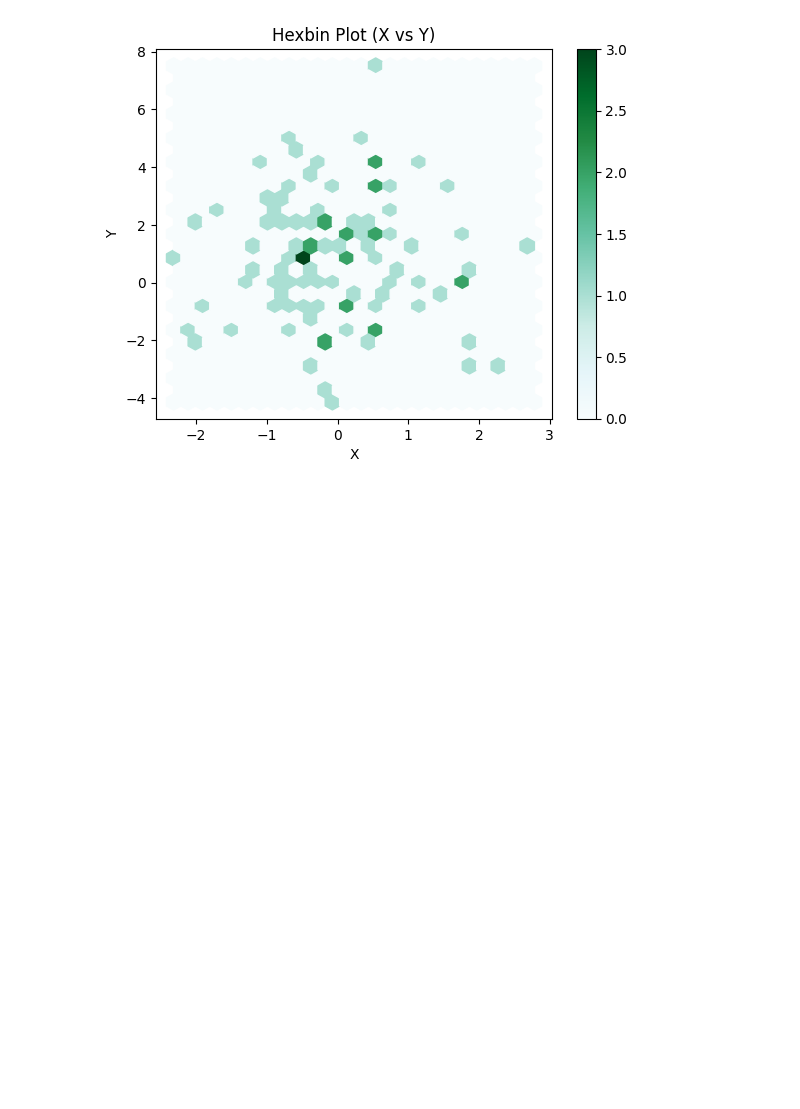
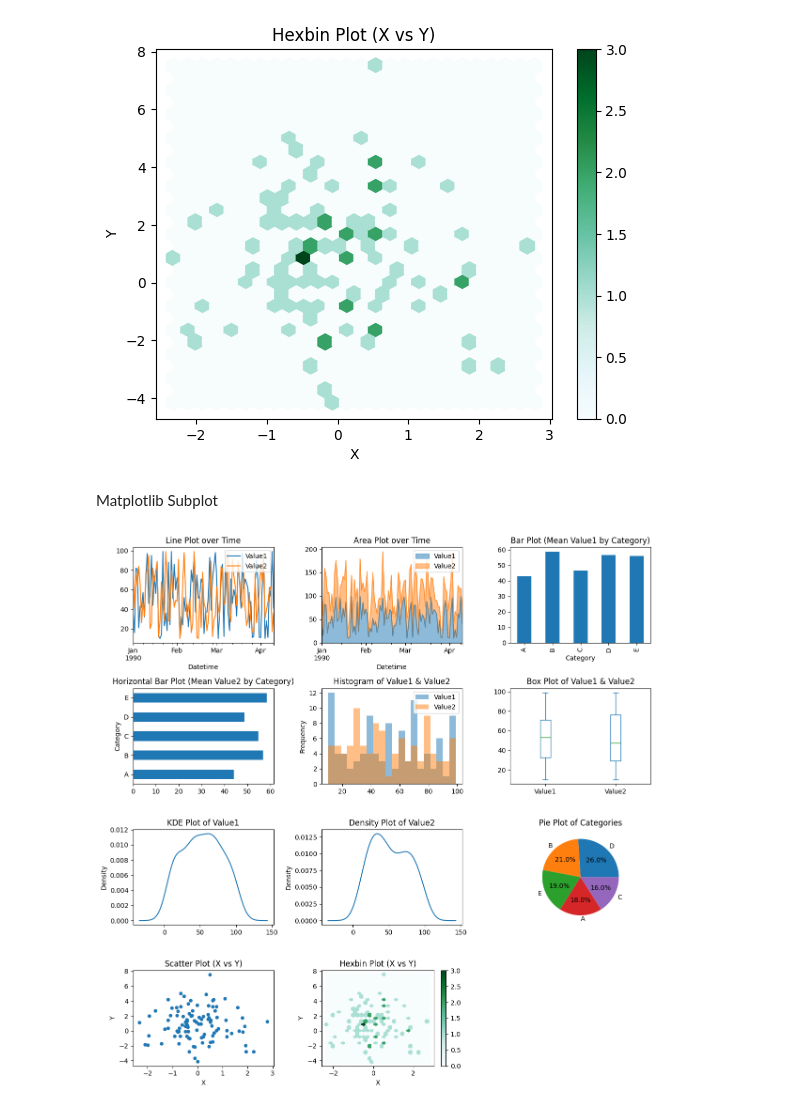
Before and after one commit to Cromana22/Google-Colab-Examples, a Jupyter notebook: Plotting.ipynb, the cells around one changed output. Cells and saved outputs as stored; diff of their text form; code cells hidden in the pictures; blank space fills up the shorter version.

```diff
--- a/Plotting.ipynb
+++ b/Plotting.ipynb
@@ -65,3 +79,32 @@ df.plot.hexbin(x="X", y="Y", gridsize=25, title="Hexbin Plot (X vs Y)")
 [figure]
 [figure]
 [figure]
+# %% [markdown]
+Matplotlib Subplot
+# %%
+# Create 4x3 subplot grid
+fig, axes = plt.subplots(4, 3, figsize=(12, 12))  # figsize sets the size of the charts/graphs
+axes = axes.flatten()  # make 1D for easy indexing
+
+
+df.set_index("Datetime")[["Value1", "Value2"]].plot.line(title="Line Plot over Time", ax=axes[0])  # ax says which plot it is sequentially starting from 0
+df.set_index("Datetime")[["Value1", "Value2"]].plot.area(title="Area Plot over Time", alpha=0.5, ax=axes[1])
+df.groupby("Category")["Value1"].mean().plot.bar(title="Bar Plot (Mean Value1 by Category)", ax=axes[2])
+df.groupby("Category")["Value2"].mean().plot.barh(title="Horizontal Bar Plot (Mean Value2 by Category)", ax=axes[3])
+df[["Value1", "Value2"]].plot.hist(alpha=0.5, bins=20, title="Histogram of Value1 & Value2", ax=axes[4])
+df[["Value1", "Value2"]].plot.box(title="Box Plot of Value1 & Value2", ax=axes[5])
+df["Value1"].plot.kde(title="KDE Plot of Value1", ax=axes[6])
+df["Value2"].plot.density(title="Density Plot of Value2", ax=axes[7])
+df["Category"].value_counts().plot.pie(title="Pie Plot of Categories", autopct="%1.1f%%", ylabel="", ax=axes[8])
+df.plot.scatter(x="X", y="Y", title="Scatter Plot (X vs Y)", ax=axes[9])
+df.plot.hexbin(x="X", y="Y", gridsize=25, title="Hexbin Plot (X vs Y)", ax=axes[10])
+
+# Remove the empty last subplot (12th slot)
+fig.delaxes(axes[11])
+
+# Adjust layout
+plt.tight_layout()
+print()  #blank line for layout
+plt.show()
+# %% [output]
+[figure, added]
```
Also changed, not shown: parts of 4 cells of this notebook.
